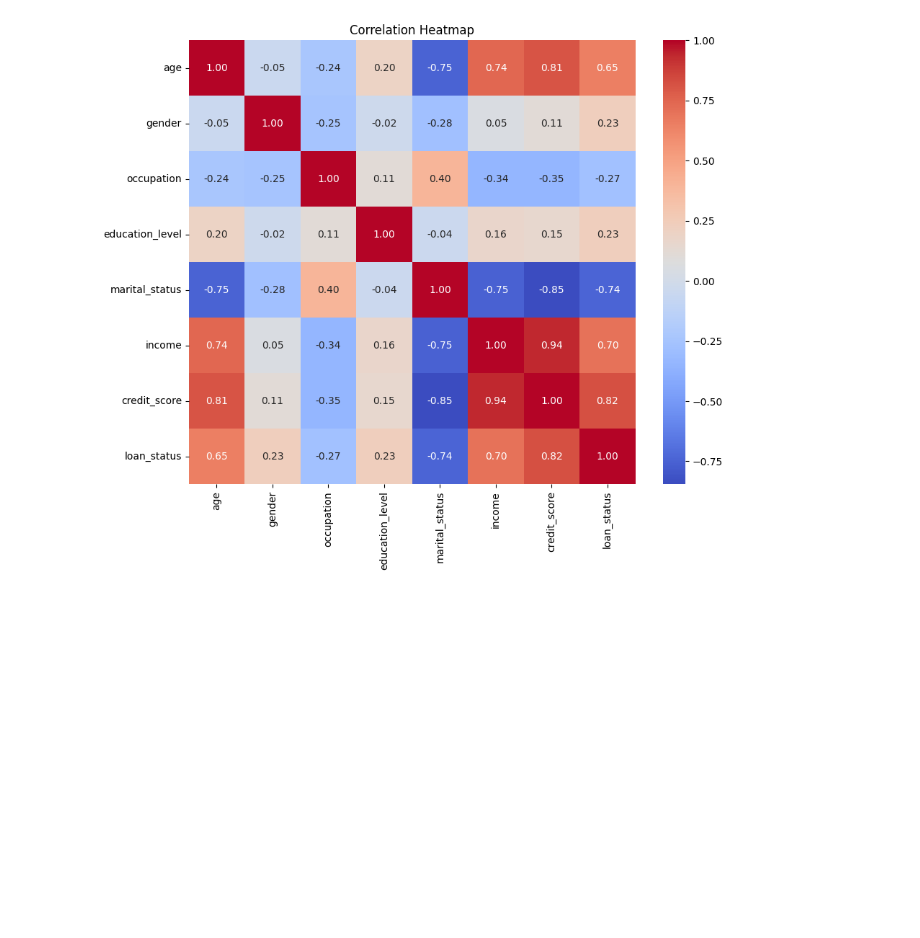
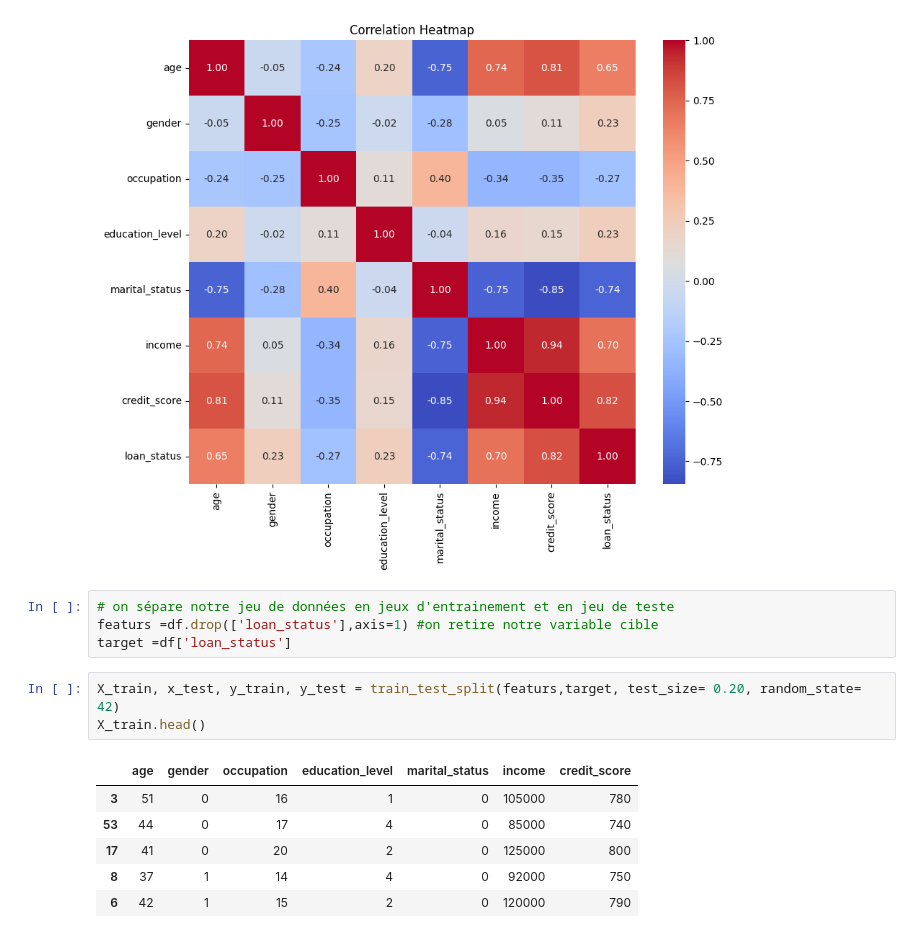
Before and after one commit to khelifaYacine/-classification-des-pr-ts-simples, a Jupyter notebook: Classification_des_prets_simple-1.ipynb, the cells around one changed output. Cells and saved outputs as stored; diff of their text form; blank space fills up the shorter version.

Commit message:
jeu de données séparé

```diff
--- a/Classification_des_prets_simple-1.ipynb
+++ b/Classification_des_prets_simple-1.ipynb
@@ -250,3 +250,17 @@ plt.title("Correlation Heatmap")
 plt.show()
 # %% [output]
 [figure]
+# %%
+# on sépare notre jeu de données en jeux d'entrainement et en jeu de teste
+featurs =df.drop(['loan_status'],axis=1) #on retire notre variable cible
+target =df['loan_status']
+# %%
+X_train, x_test, y_train, y_test = train_test_split(featurs,target, test_size= 0.20, random_state= 42)
+X_train.head()
+# %% [output]
+|  | age | gender | occupation | education_level | marital_status | income | credit_score |
+| 3 | 51 | 0 | 16 | 1 | 0 | 105000 | 780 |
+| 53 | 44 | 0 | 17 | 4 | 0 | 85000 | 740 |
+| 17 | 41 | 0 | 20 | 2 | 0 | 125000 | 800 |
+| 8 | 37 | 1 | 14 | 4 | 0 | 92000 | 750 |
+| 6 | 42 | 1 | 15 | 2 | 0 | 120000 | 790 |
```
